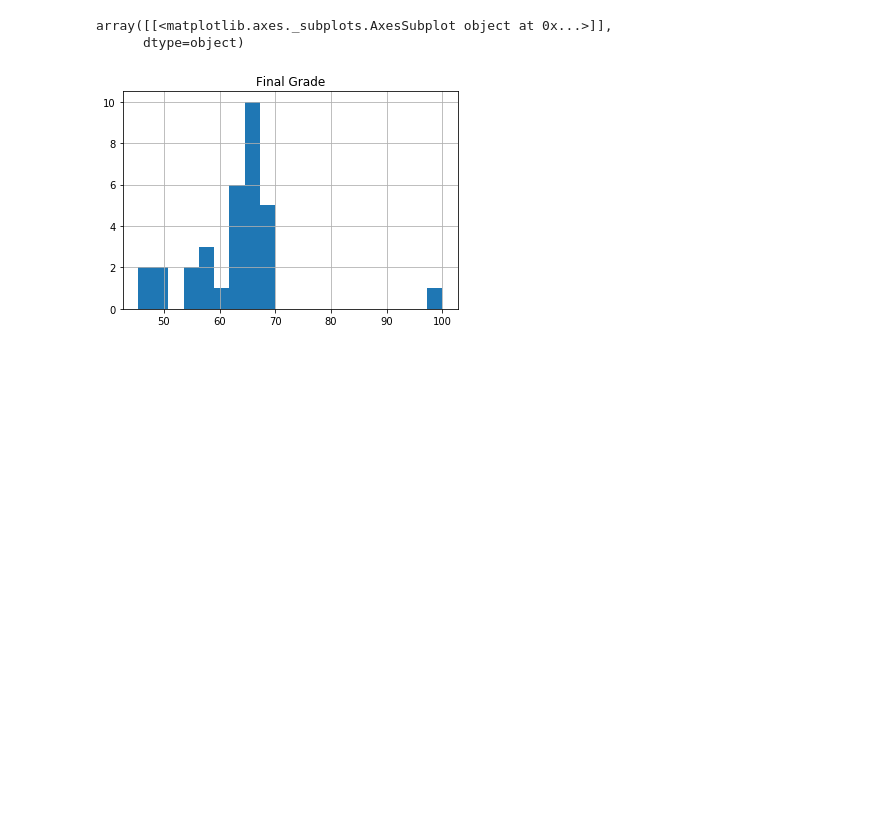
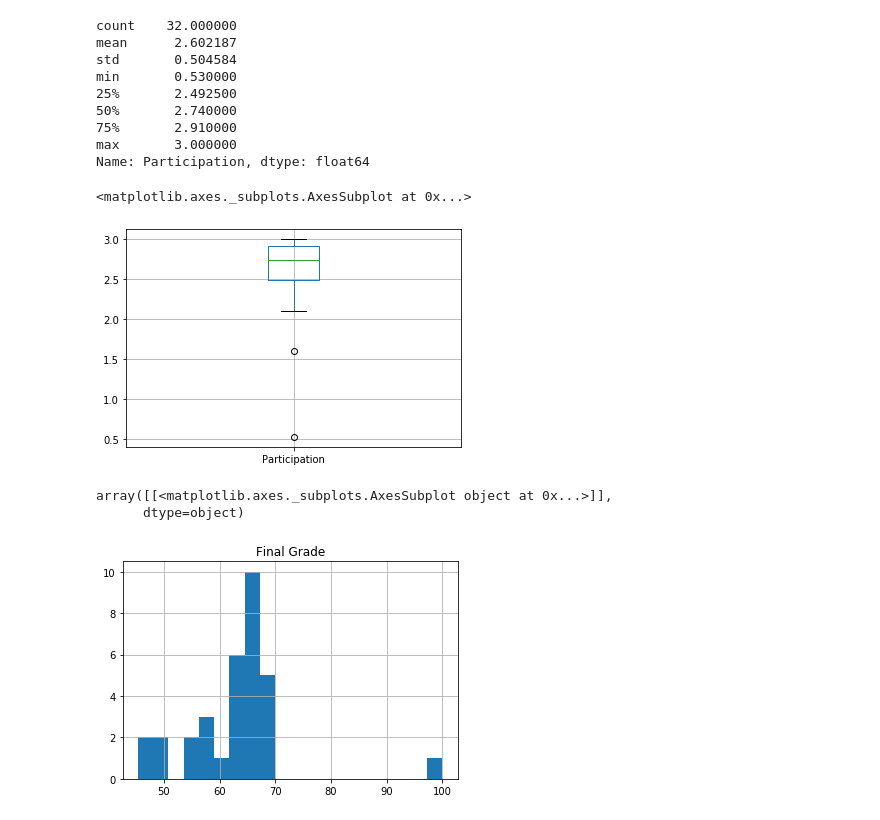
Before and after one commit to smerapala/1223-dashboard, a Jupyter notebook: Descriptive.ipynb, the cells around one changed output. Drawn from its saved outputs; the diff is of its cells as text; code cells hidden in the pictures; blank space fills up the shorter version.

```diff
--- a/Descriptive.ipynb
+++ b/Descriptive.ipynb
@@ -22,2 +23,17 @@ Wall time: 29.1 µs
+# %%
+print(df['Participation'].describe())
+df.boxplot(column='Participation')
+# %% [output]
+count    32.000000
+mean      2.602187
+std       0.504584
+min       0.530000
+25%       2.492500
+50%       2.740000
+75%       2.910000
+max       3.000000
+Name: Participation, dtype: float64
+<matplotlib.axes._subplots.AxesSubplot at 0x...>
+[figure, added]
 # %%
 df.hist(column='Final Grade', bins=20)
```
Also changed, not shown: parts of 23 cells of this notebook, 6 other files.
